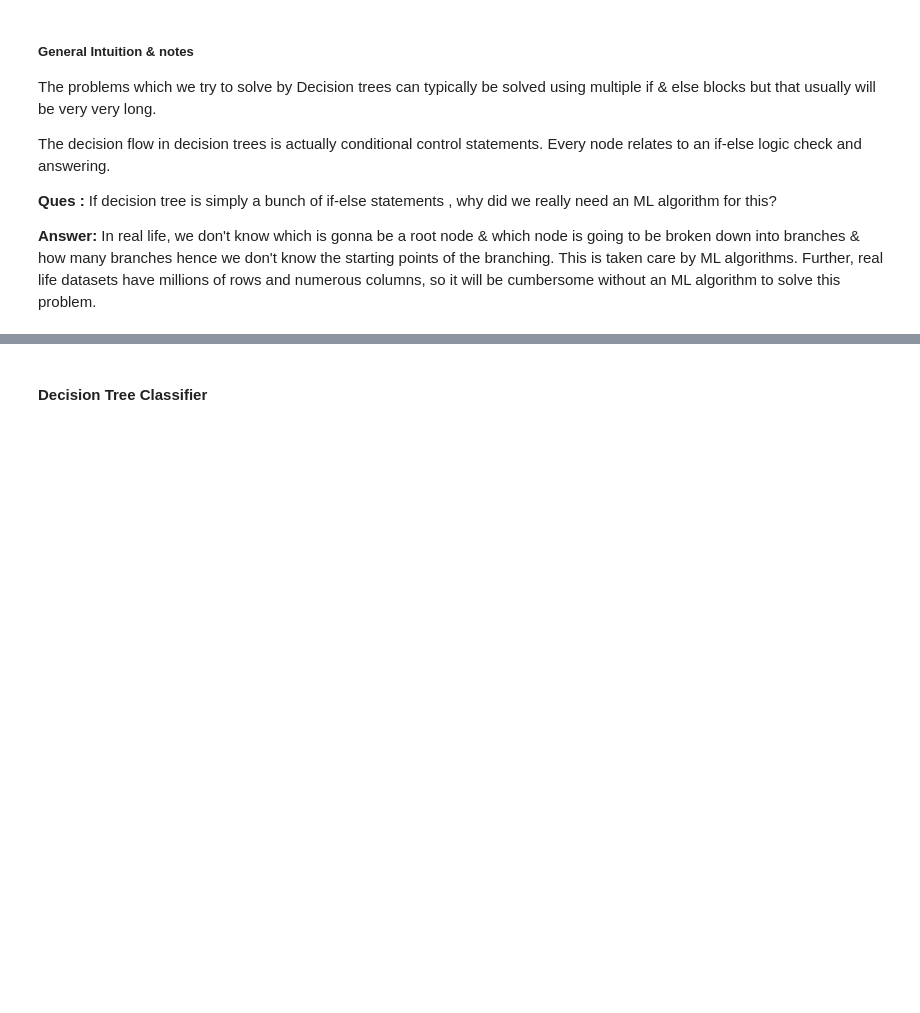
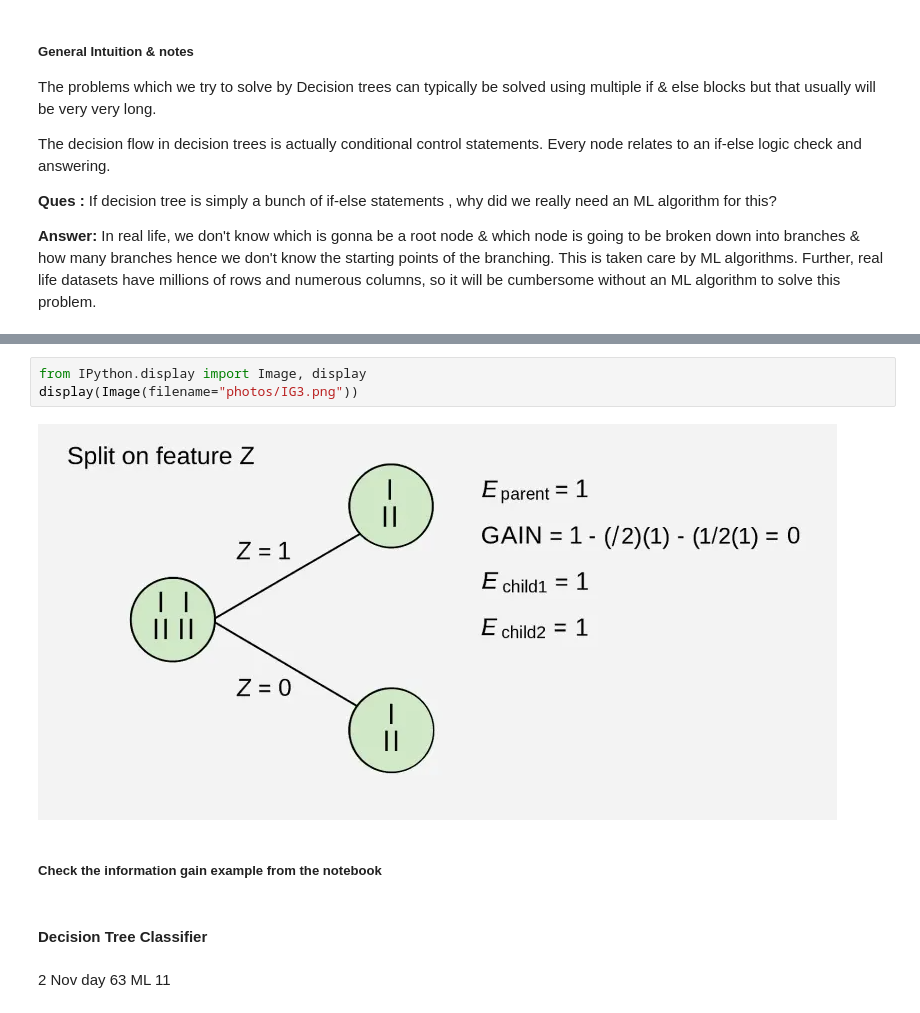
Before and after one commit to Hmnt-dhngra/Machine_Learning_Notes, a Jupyter notebook: 11) Decision_trees.ipynb, the cells around one changed output, grey strips where cells are left out. Saved outputs shown, nothing was run; the diff lists cells and outputs as text; blank space fills up the shorter version.

```diff
--- a/11) Decision_trees.ipynb
+++ b/11) Decision_trees.ipynb
@@ -102,2 +165,11 @@ Impurity has reduced versus the original group. This maynot be having the least
+# %%
+from IPython.display import Image, display
+display(Image(filename="photos/IG3.png"))
+# %% [output]
+[figure, added]
+# %% [markdown]
+##### **Check the information gain example from the notebook**
 # %% [markdown]
 #### **Decision Tree Classifier**
+# %% [markdown]
+2 Nov day 63 ML 11
```
Also changed, not shown: parts of 3 cells of this notebook, 3 other files.
